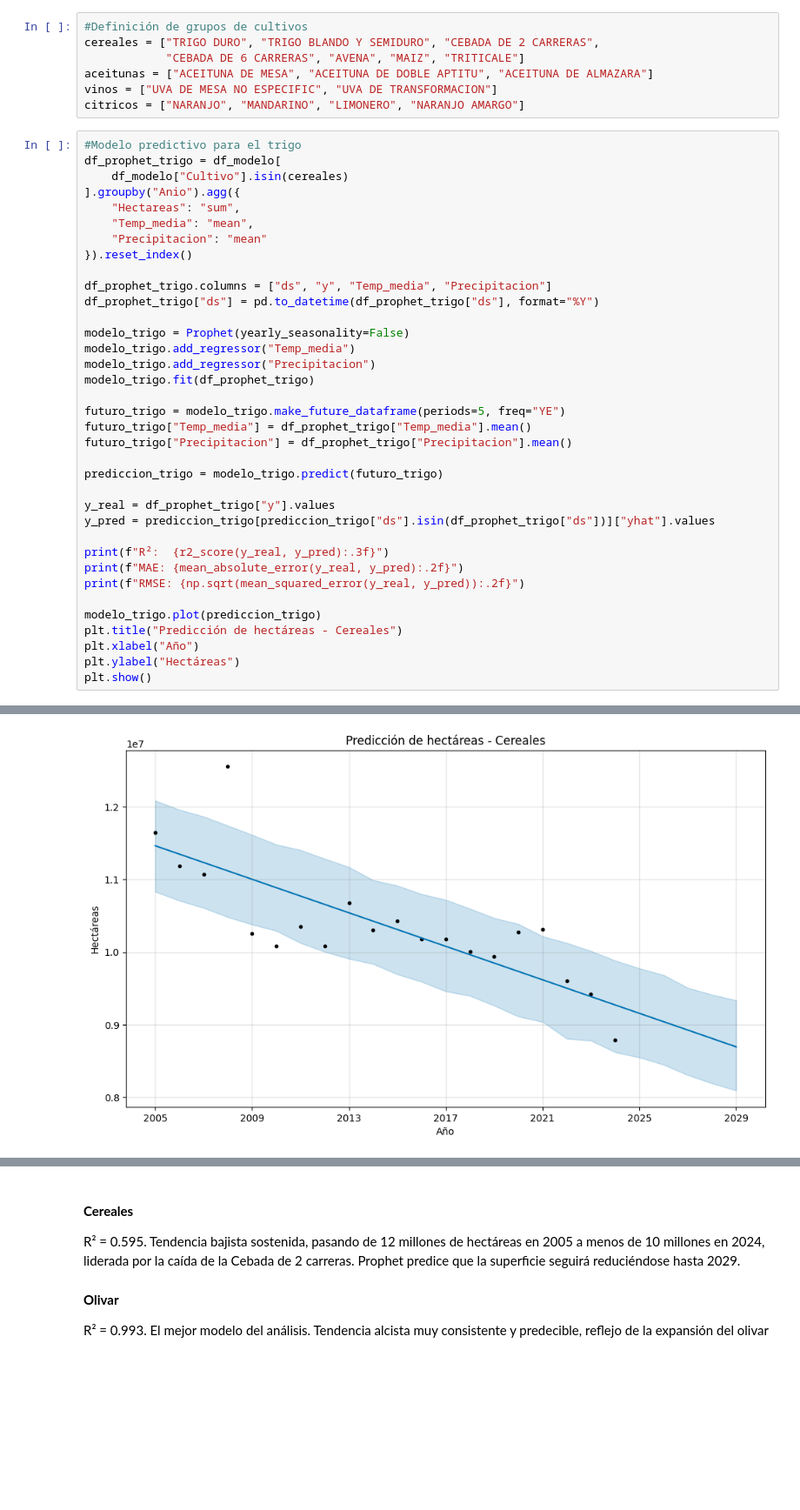
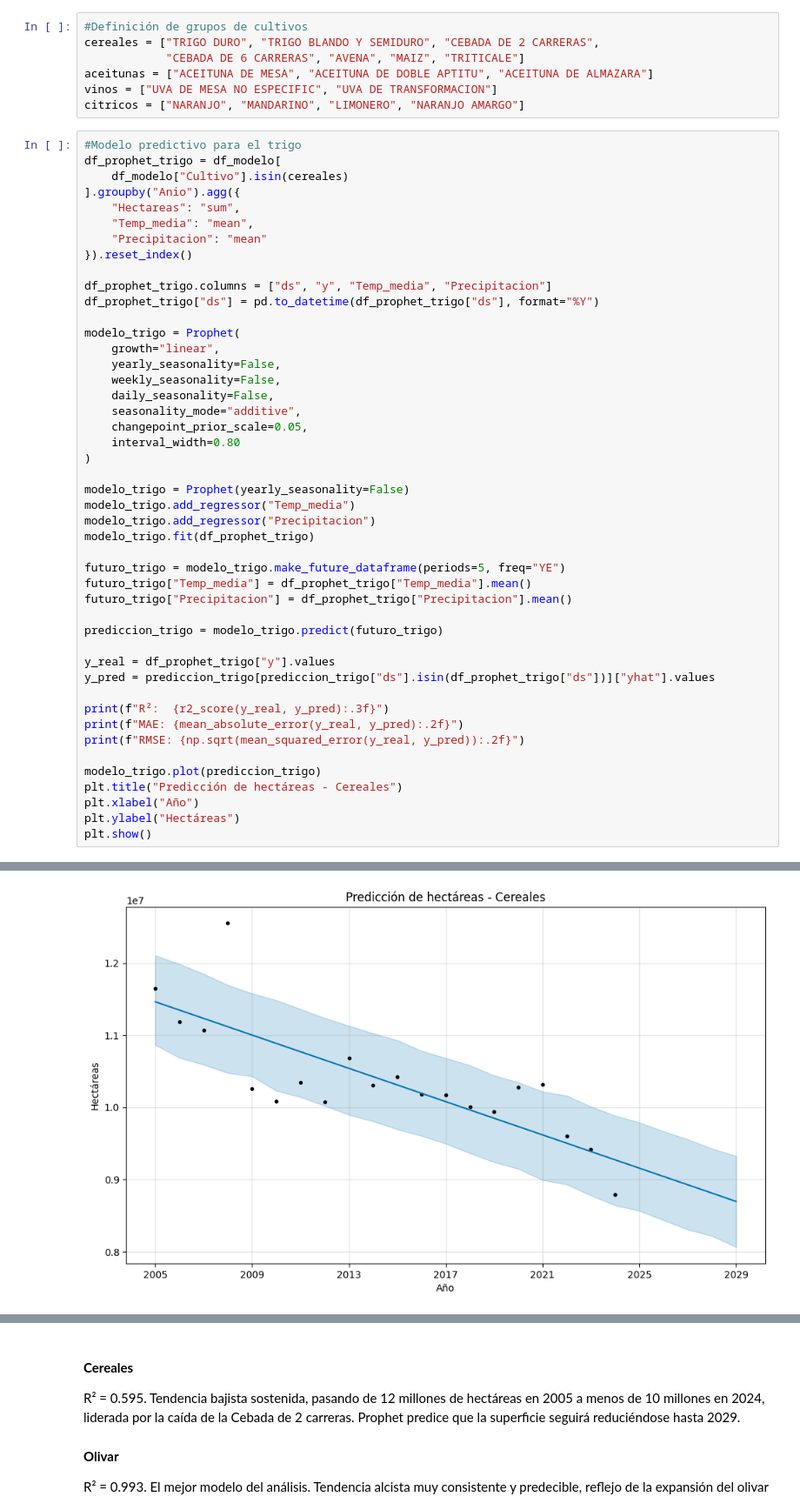
Before and after one commit to RosaSierr0609/Impacto-del-clima-en-la-agricultura-, a Jupyter notebook: 4. Machine Learning.ipynb, the cells around one changed output, grey strips where cells are left out. Shown at 87% size. Saved outputs shown, nothing was run; the diff lists cells and outputs as text; blank space fills up the shorter version.

```diff
--- a/4. Machine Learning.ipynb
+++ b/4. Machine Learning.ipynb
@@ -51,6 +51,16 @@ df_prophet_trigo = df_modelo[
 
 df_prophet_trigo.columns = ["ds", "y", "Temp_media", "Precipitacion"]
 df_prophet_trigo["ds"] = pd.to_datetime(df_prophet_trigo["ds"], format="%Y")
+
+modelo_trigo = Prophet(
+    growth="linear",
+    yearly_seasonality=False,
+    weekly_seasonality=False,
+    daily_seasonality=False,
+    seasonality_mode="additive",
+    changepoint_prior_scale=0.05,
+    interval_width=0.80
+)
 
 modelo_trigo = Prophet(yearly_seasonality=False)
 modelo_trigo.add_regressor("Temp_media")
@@ -81,7 +91,7 @@ plt.show()
 R²:  0.595
 MAE: 348837.37
 RMSE: 497849.10
-[figure, old version]
+[figure, new version]
 # %%
 #Modelo predictivo para el olivar
 df_prophet_olivar = df_modelo[
```
Also changed, not shown: parts of 4 cells of this notebook, 1 other file.
